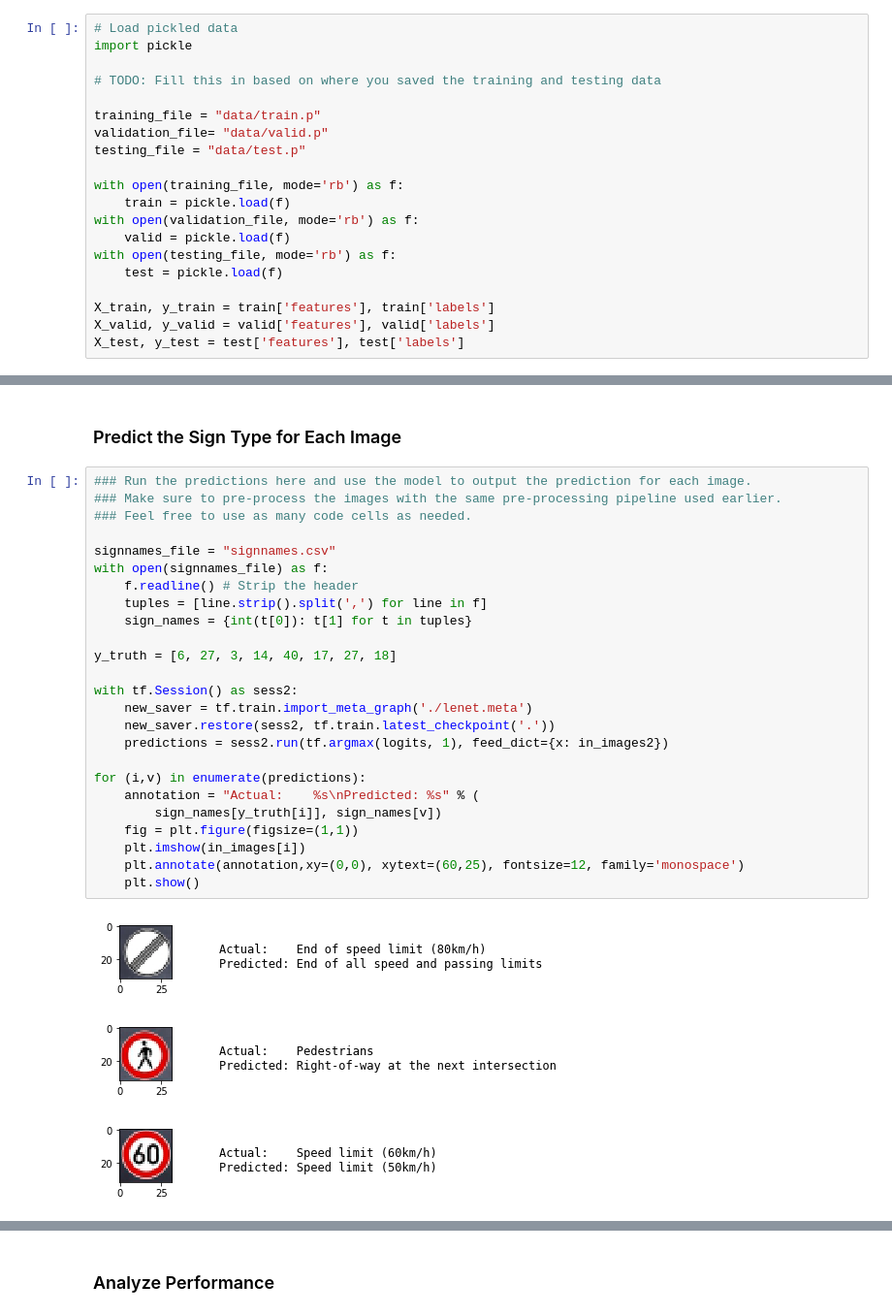
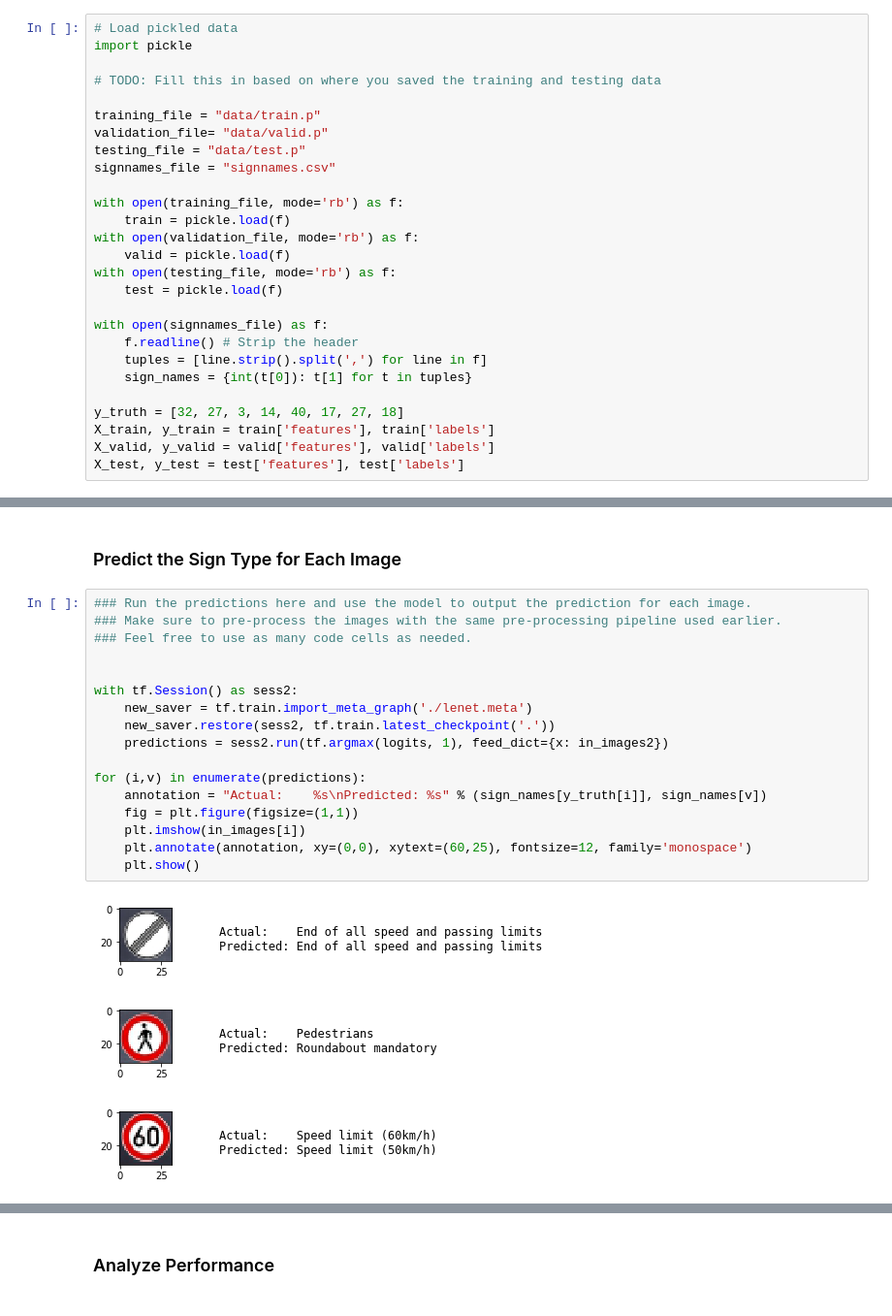
Before and after one commit to ryanchyshyn/traffic-sign, a Jupyter notebook: Traffic_Sign_Classifier.ipynb, the cells around one changed output, grey strips where cells are left out. Shown: that part at 97% size. Saved outputs shown, nothing was run; the diff lists cells and outputs as text.

```diff
--- a/Traffic_Sign_Classifier.ipynb
+++ b/Traffic_Sign_Classifier.ipynb
@@ -28,6 +28,7 @@ import pickle
 training_file = "data/train.p"
 validation_file= "data/valid.p"
 testing_file = "data/test.p"
+signnames_file = "signnames.csv"
 
 with open(training_file, mode='rb') as f:
     train = pickle.load(f)
@@ -36,6 +37,12 @@ with open(validation_file, mode='rb') as f:
 with open(testing_file, mode='rb') as f:
     test = pickle.load(f)
 
+with open(signnames_file) as f:
+    f.readline() # Strip the header
+    tuples = [line.strip().split(',') for line in f]
+    sign_names = {int(t[0]): t[1] for t in tuples}
+
+y_truth = [32, 27, 3, 14, 40, 17, 27, 18]
 X_train, y_train = train['features'], train['labels']
 X_valid, y_valid = valid['features'], valid['labels']
 X_test, y_test = test['features'], test['labels']
@@ -388,30 +394,22 @@ in_images2 = np.reshape(in_images_gray, (-1, 32, 32, 1))
 # %%
 ### Run the predictions here and use the model to output the prediction for each image.
 ### Make sure to pre-process the images with the same pre-processing pipeline used earlier.
 ### Feel free to use as many code cells as needed.
 
-signnames_file = "signnames.csv"
-with open(signnames_file) as f:
-    f.readline() # Strip the header
-    tuples = [line.strip().split(',') for line in f]
-    sign_names = {int(t[0]): t[1] for t in tuples}
-
-y_truth = [6, 27, 3, 14, 40, 17, 27, 18]
 
 with tf.Session() as sess2:
     new_saver = tf.train.import_meta_graph('./lenet.meta')
     new_saver.restore(sess2, tf.train.latest_checkpoint('.'))
     predictions = sess2.run(tf.argmax(logits, 1), feed_dict={x: in_images2})
 
 for (i,v) in enumerate(predictions):
-    annotation = "Actual:    %s\nPredicted: %s" % (
-        sign_names[y_truth[i]], sign_names[v])
+    annotation = "Actual:    %s\nPredicted: %s" % (sign_names[y_truth[i]], sign_names[v])
     fig = plt.figure(figsize=(1,1))
     plt.imshow(in_images[i])
-    plt.annotate(annotation,xy=(0,0), xytext=(60,25), fontsize=12, family='monospace')
+    plt.annotate(annotation, xy=(0,0), xytext=(60,25), fontsize=12, family='monospace')
     plt.show()
 # %% [output]
-[figure, old version]
+[figure, new version]
-[figure, old version]
+[figure, new version]
 [figure]
 [figure]
```
Also changed, not shown: parts of 7 cells of this notebook.
